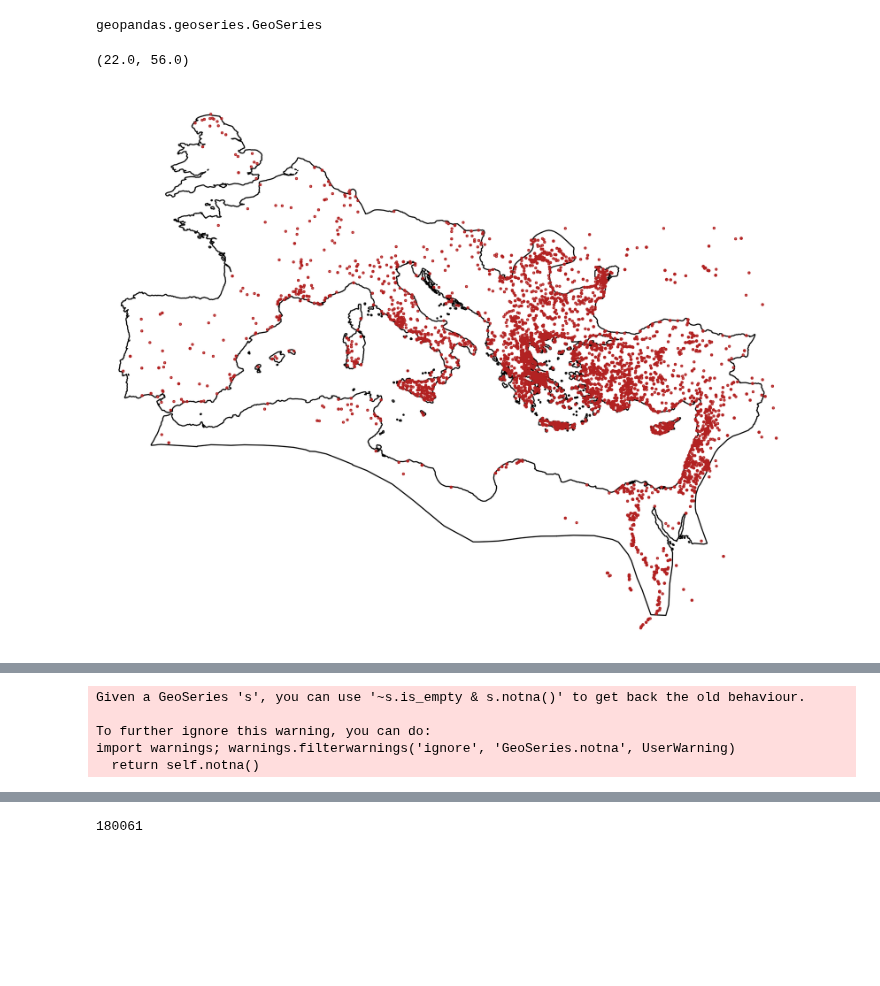
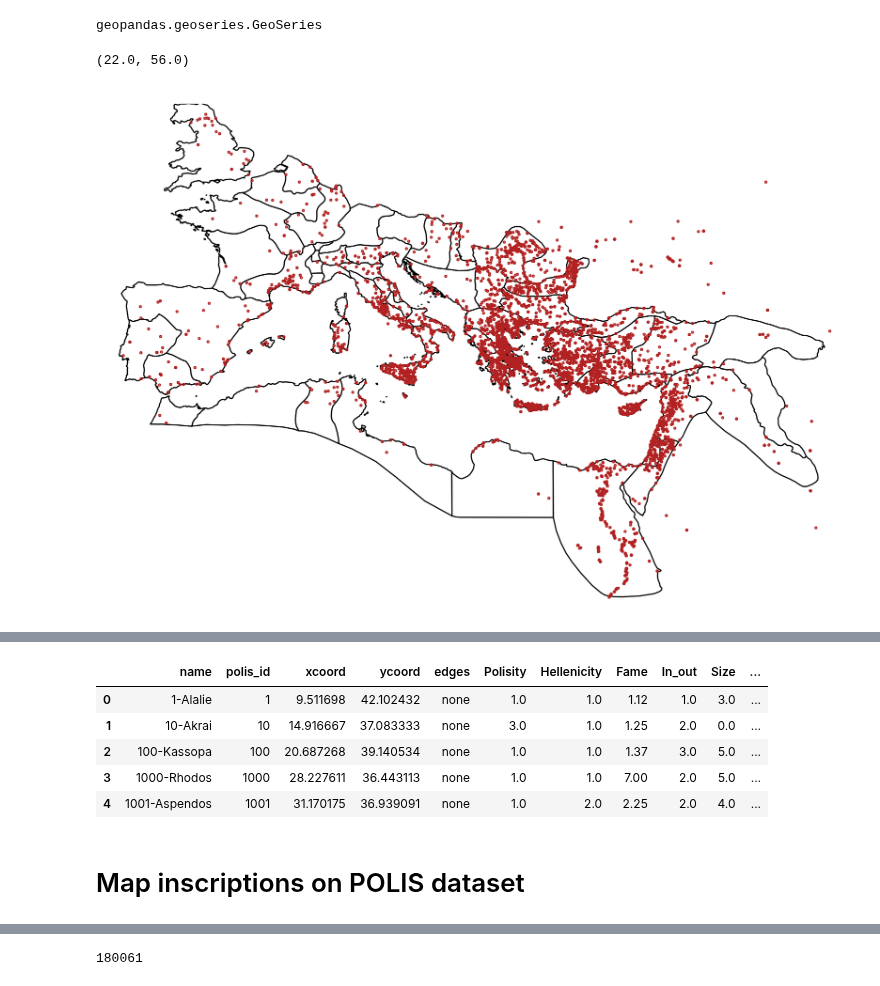
Before and after one commit to sdam-au/GI_ETL, a Jupyter notebook: scripts/1_8_POLIS&URBAN-CONTEXT.ipynb, the cells around one changed output, grey strips where cells are left out. Saved outputs shown, nothing was run; the diff lists cells and outputs as text; code cells hidden in the pictures; blank space fills up the shorter version.

Commit message:
polis data & urban contexts added

```diff
--- a/scripts/1_8_POLIS&URBAN-CONTEXT.ipynb
+++ b/scripts/1_8_POLIS&URBAN-CONTEXT.ipynb
@@ -45,4 +46,13 @@ Wall time: 955 µs
 | 2 | 3 | IG I³\n3 | Att. — stoich. 21 — 490-480 a. | 13.0 | [․]αρ[․․․․]ι ℎερακλειο[․․5․․]\n[․... | [-]αρ[----]ι ερακλειο[-----] [-]α... | αρι ℎερακλειο αρο τιθέναι τὸς ἀέτ... | ... |
 | 3 | 4 | IG I³\n4 | Att. — stoich. 38 — 485/4 a. | 56.0 | [․․․․․․․․․․․․․․․․․․38․․․․․․․․․․․․... | [--------------------------------... | δέ τις αν ἒ φρορὰν μ ντέκοντα δχμ... | ... |
 | 4 | 5 | IG I³\n5 | Att. — c. 500 a. | 6.0 | [ἔδοχσε]ν [⋮ τε͂ι βολε͂ι] ⋮ καὶ [... | [εδοχσε]ν [ τει βολει] και [τ]οι ... | ν καὶ ο͂ι δέμοι ℎότε Παραιβάτες λ... | ... |
+# %%
+packed_columns = ['date_type', 'lemmata', 'TM_ID', 'EDH_ID', 'EDCS_ID', 'EDR_ID', 'LUPA_ID',
+                  'ISic_ID', 'IG_ID', 'atticinscriptions_ID', 'Attalus_ID', 'TMgeo_ID']
+# %%
+for col in packed_columns:
+    try:
+        GIST[col] = GIST[col].apply(lambda x: x["data"])
+    except:
+        print(col)
 # %%
@@ -72,3 +119,5 @@ provinces.loc[~provinces.geometry.is_valid, 'geometry'] = invalid_geometries.buf
+# %%
+provinces = gpd.read_file("../data/provinces_valid.geojson")
 # %%
 pleiades_regions = gpd.read_file("../data/pleiades_regions.geojson", driver="GeoJSON")
 #Greece = gpd.read_file("../data/Greece_AL2.GeoJson", driver="GeoJSON") # borders of greek downloaded from https://www.kaggle.com/datasets/lsind18/greeceborders?resource=download
@@ -113,23 +162,25 @@ type(pleiades_regions_merged_buffer_gs)
 geopandas.geoseries.GeoSeries
 # %%
 pleiades_regions_merged_buffer_gs = pleiades_regions_merged_buffer_gs.to_crs("epsg:4326")
+# %%
+provinces.to_crs("epsg:4326", inplace=True)
 # %%
 fig, ax = plt.subplots(figsize=(4.45, 3.5), tight_layout=True)
 ax.axis("off")
 #gplt.kdeplot(GIST[(~GIST["greece?"]) & (GIST["geometry"].notnull())], cmap='Greens', ax=ax, fill=True)
 #gplt.kdeplot(GIST[GIST["greece?"]], cmap='Reds', ax=ax, fill=True)
 
-pleiades_regions_merged_buffer_gs.plot(ax=ax, color='white', edgecolor='black', linewidth=0.5)
-
+#pleiades_regions_merged_buffer_gs.plot(ax=ax, color='white', edgecolor='black', linewidth=0.5)
+provinces.plot(ax=ax, color="white", edgecolor="black", linewidth=0.5)
 GIST.plot(marker=",", markersize=0.02, ax=ax, color="firebrick")
 # GIST[GIST["greece?"]].plot(marker=",", markersize=0.02, ax=ax, color="firebrick") #, alpha=0.7)
 # GIST[~GIST["greece?"]].plot(marker=",", markersize=0.02, ax=ax, color="darkolivegreen") #, alpha=0.7)
 
-ax.set_xlim(-10,43)
+ax.set_xlim(-10,50)
 ax.set_ylim(22,56)
 # %% [output]
 (22.0, 56.0)
-[figure, old version]
+[figure, new version]
 # %%
 GIST.head(5)
 # %% [output]
@@ -140,10 +191,15 @@ GIST.head(5)
 | 3 | 4 | IG I³\n4 | Att. — stoich. 38 — 485/4 a. | 56.0 | [․․․․․․․․․․․․․․․․․․38․․․․․․․․․․․․... | [--------------------------------... | δέ τις αν ἒ φρορὰν μ ντέκοντα δχμ... | ... |
 | 4 | 5 | IG I³\n5 | Att. — c. 500 a. | 6.0 | [ἔδοχσε]ν [⋮ τε͂ι βολε͂ι] ⋮ καὶ [... | [εδοχσε]ν [ τει βολει] και [τ]οι ... | ν καὶ ο͂ι δέμοι ℎότε Παραιβάτες λ... | ... |
 # %%
-polis = polis[(polis["geometry"].notnull()) & (~polis["geometry"].is_empty)]
+polis = polis[~polis["geometry"].is_empty]
-# %% [output]
-Given a GeoSeries 's', you can use '~s.is_empty & s.notna()' to get back the old behaviour.
-
-To further ignore this warning, you can do:
-import warnings; warnings.filterwarnings('ignore', 'GeoSeries.notna', UserWarning)
-  return self.notna()
+# %%
+polis.head(5)
+# %% [output]
+|  | name | polis_id | xcoord | ycoord | edges | Polisity | Hellenicity | Fame | In_out | Size | ... |
+| 0 | 1-Alalie | 1 | 9.511698 | 42.102432 | none | 1.0 | 1.0 | 1.12 | 1.0 | 3.0 | ... |
+| 1 | 10-Akrai | 10 | 14.916667 | 37.083333 | none | 3.0 | 1.0 | 1.25 | 2.0 | 0.0 | ... |
+| 2 | 100-Kassopa | 100 | 20.687268 | 39.140534 | none | 1.0 | 1.0 | 1.37 | 3.0 | 5.0 | ... |
+| 3 | 1000-Rhodos | 1000 | 28.227611 | 36.443113 | none | 1.0 | 1.0 | 7.00 | 2.0 | 5.0 | ... |
+| 4 | 1001-Aspendos | 1001 | 31.170175 | 36.939091 | none | 1.0 | 2.0 | 2.25 | 2.0 | 4.0 | ... |
+# %% [markdown]
+# Map inscriptions on POLIS dataset
```
Also changed, not shown: parts of 40 cells of this notebook, 4 other files.
